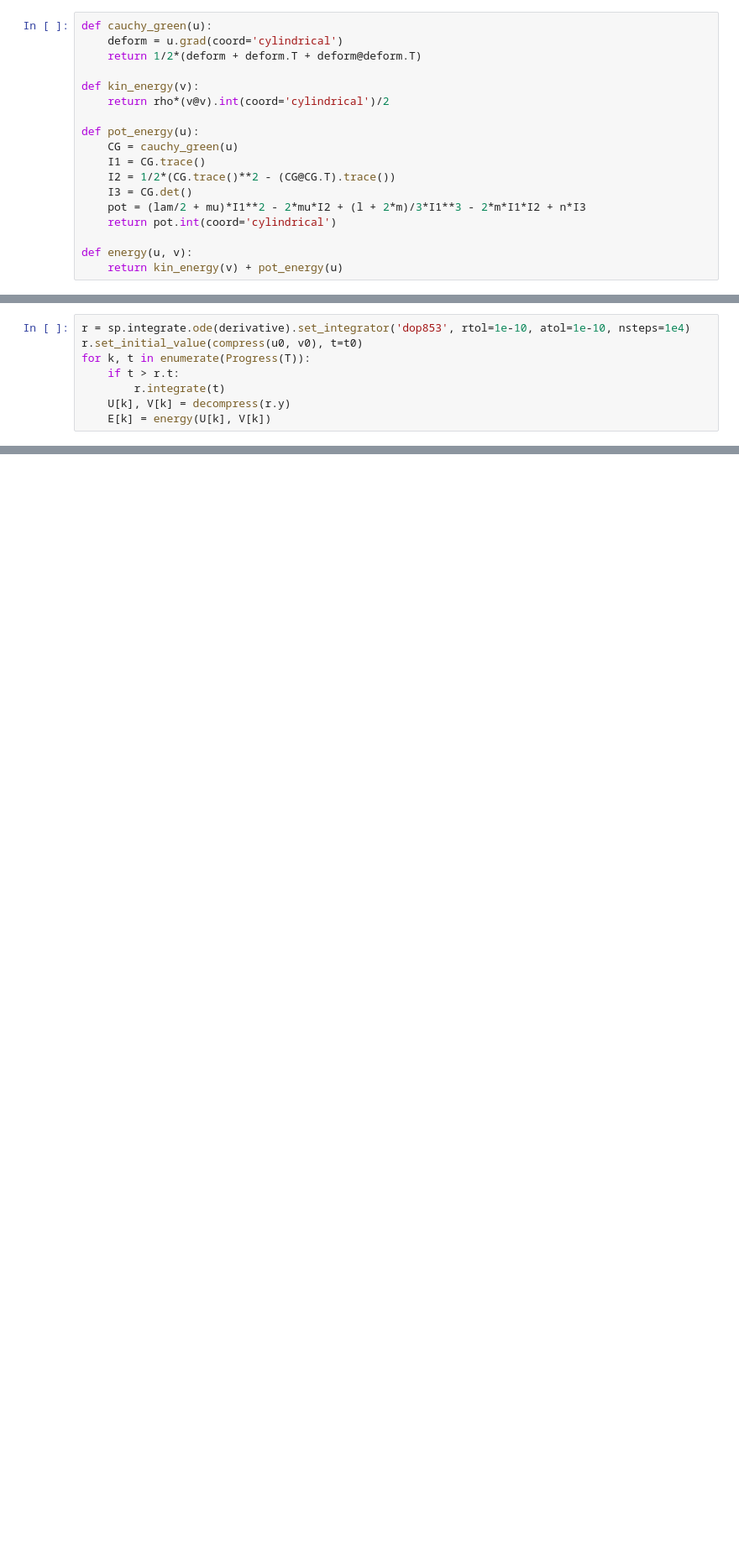
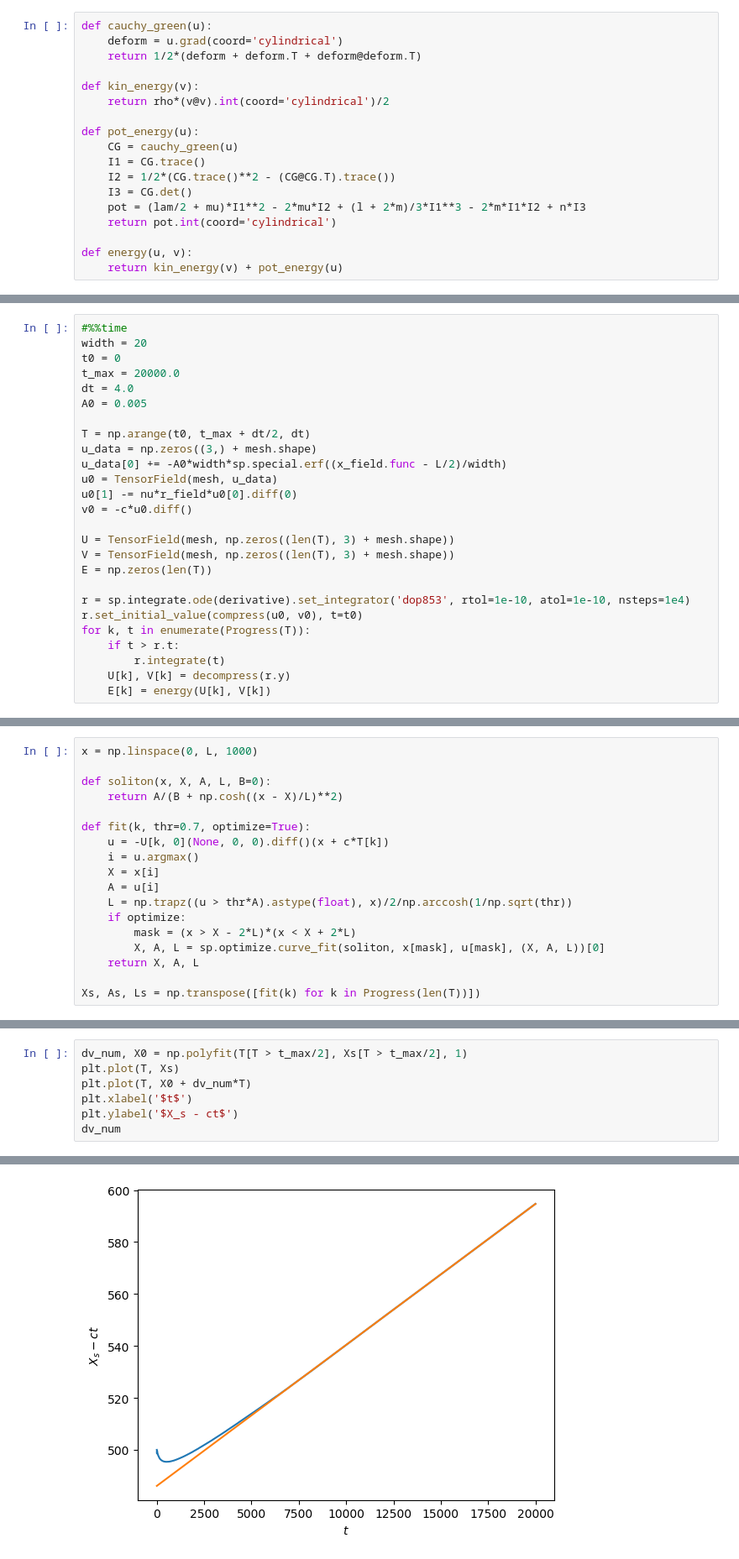
Before and after one commit to fgarbuzov/Spectral, a Jupyter notebook: NonlinearElasticityCylinder.ipynb, the cells around one changed output, grey strips where cells are left out. Shown at 84% size. Drawn from its saved outputs; the diff is of its cells as text; blank space fills up the shorter version.

Commit message:
Added Constant class and comparison with solitons in cylinder

```diff
--- a/NonlinearElasticityCylinder.ipynb
+++ b/NonlinearElasticityCylinder.ipynb
@@ -99,4 +92,22 @@ def f(t):
 # %%
+#%%time
+width = 20
+t0 = 0
+t_max = 20000.0
+dt = 4.0
+A0 = 0.005
+
+T = np.arange(t0, t_max + dt/2, dt)
+u_data = np.zeros((3,) + mesh.shape)
+u_data[0] += -A0*width*sp.special.erf((x_field.func - L/2)/width)
+u0 = TensorField(mesh, u_data)
+u0[1] -= nu*r_field*u0[0].diff(0)
+v0 = -c*u0.diff()
+
+U = TensorField(mesh, np.zeros((len(T), 3) + mesh.shape))
+V = TensorField(mesh, np.zeros((len(T), 3) + mesh.shape))
+E = np.zeros(len(T))
+
 r = sp.integrate.ode(derivative).set_integrator('dop853', rtol=1e-10, atol=1e-10, nsteps=1e4)
 r.set_initial_value(compress(u0, v0), t=t0)
 for k, t in enumerate(Progress(T)):
@@ -177,0 +146,18 @@ plt.plot(E_cut/E_cut.max())
+# %%
+x = np.linspace(0, L, 1000)
+
+def soliton(x, X, A, L, B=0):
+    return A/(B + np.cosh((x - X)/L)**2)
+
+def fit(k, thr=0.7, optimize=True):
+    u = -U[k, 0](None, 0, 0).diff()(x + c*T[k])
+    i = u.argmax()
+    X = x[i]
+    A = u[i]
+    L = np.trapz((u > thr*A).astype(float), x)/2/np.arccosh(1/np.sqrt(thr))
+    if optimize:
+        mask = (x > X - 2*L)*(x < X + 2*L)
+        X, A, L = sp.optimize.curve_fit(soliton, x[mask], u[mask], (X, A, L))[0]
+    return X, A, L
+
+Xs, As, Ls = np.transpose([fit(k) for k in Progress(len(T))])
@@ -177,0 +166,8 @@ plt.plot(E_cut/E_cut.max())
+# %%
+dv_num, X0 = np.polyfit(T[T > t_max/2], Xs[T > t_max/2], 1)
+plt.plot(T, Xs)
+plt.plot(T, X0 + dv_num*T)
+plt.xlabel('$t$')
+plt.ylabel('$X_s - ct$')
+dv_num
+# %% [output]
@@ -177,0 +175 @@ plt.plot(E_cut/E_cut.max())
+[figure, added]
```
Also changed, not shown: parts of 22 cells of this notebook, 9 other files.
